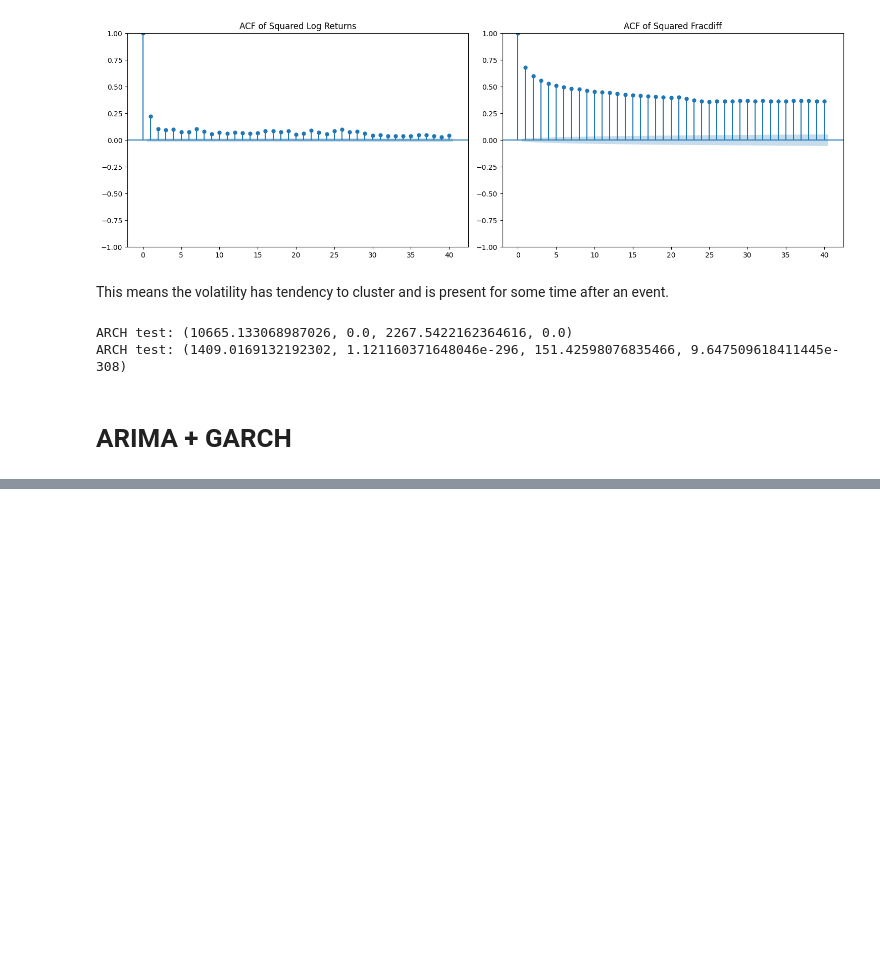
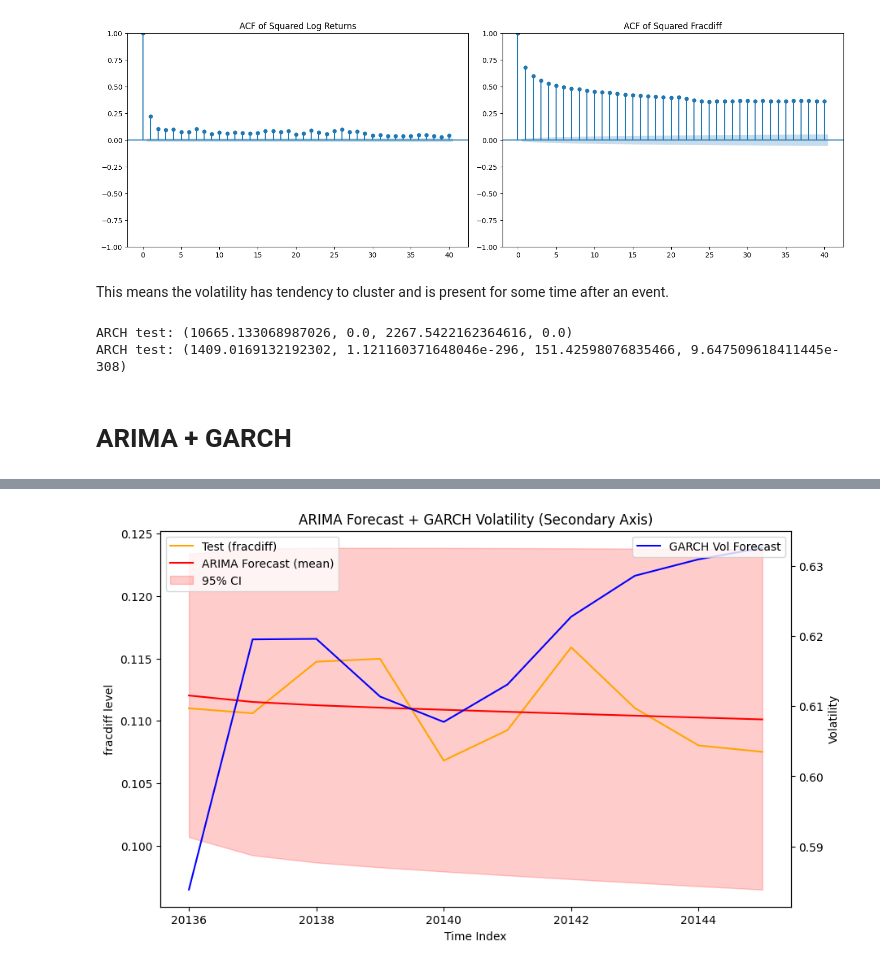
Before and after one commit to TheMightiestCarrot/eDo, a Jupyter notebook: 02-autocorrelation.ipynb, the cells around one changed output, grey strips where cells are left out. Drawn from its saved outputs; the diff is of its cells as text; code cells hidden in the pictures; blank space fills up the shorter version.

```diff
--- a/02-autocorrelation.ipynb
+++ b/02-autocorrelation.ipynb
@@ -336,0 +298,73 @@ plt.show()
+# %%
+n_test = 10
+
+# ARIMA forecast object
+forecast_obj = fracdiff_model.get_forecast(steps=n_test)
+
+# ARIMA point forecast (mean)
+arima_mean_pred = forecast_obj.predicted_mean
+
+# Confidence intervals for ARIMA forecast
+arima_conf_int = forecast_obj.conf_int(alpha=0.05)
+# alpha=0.05 for 95% CI (the default), returns a DataFrame with columns ['lower fracdiff', 'upper fracdiff']
+
+# You can extract them for plotting (assuming the column name is 'lower fracdiff' / 'upper fracdiff'):
+lower_ci = arima_conf_int.iloc[:, 0]
+upper_ci = arima_conf_int.iloc[:, 1]
+
+# GARCH forecast
+garch_vol_forecast = best_model.forecast(horizon=n_test, reindex=False)
+out_of_sample_vol = garch_vol_forecast.variance.values[-1,:] ** 0.5  # sqrt of variance
+
+fig, ax1 = plt.subplots(figsize=(10,6))
+
+# --- Left axis for ARIMA forecast, actual data, etc. --- #
+ax1.set_title("ARIMA Forecast + GARCH Volatility (Secondary Axis)")
+
+# Plot test data
+ax1.plot(
+    np.arange(train_size, train_size + n_test),
+    test_df['fracdiff'].values[:n_test],
+    label='Test (fracdiff)',
+    color='orange'
+)
+
+# Plot the ARIMA mean forecast
+ax1.plot(
+    np.arange(train_size, train_size + n_test),
+    arima_mean_pred,
+    label='ARIMA Forecast (mean)',
+    color='red'
+)
+
+# Plot the ARIMA confidence interval
+ax1.fill_between(
+    np.arange(train_size, train_size + n_test),
+    lower_ci,
+    upper_ci,
+    color='red',
+    alpha=0.2,
+    label='95% CI'
+)
+
+ax1.set_xlabel("Time Index")
+ax1.set_ylabel("fracdiff level")  # or an appropriate label
+ax1.legend(loc='upper left')
+
+# --- Right axis for GARCH volatility --- #
+ax2 = ax1.twinx()
+
+# Plot out-of-sample GARCH volatility forecast
+ax2.plot(
+    np.arange(train_size, train_size + n_test),
+    out_of_sample_vol,
+    label="GARCH Vol Forecast",
+    color='blue'
+)
+
+ax2.set_ylabel("Volatility")
+ax2.legend(loc='upper right')
+
+plt.show()
+# %% [output]
+[figure, added]
```
Also changed, not shown: parts of 15 cells of this notebook, 13 other files.
